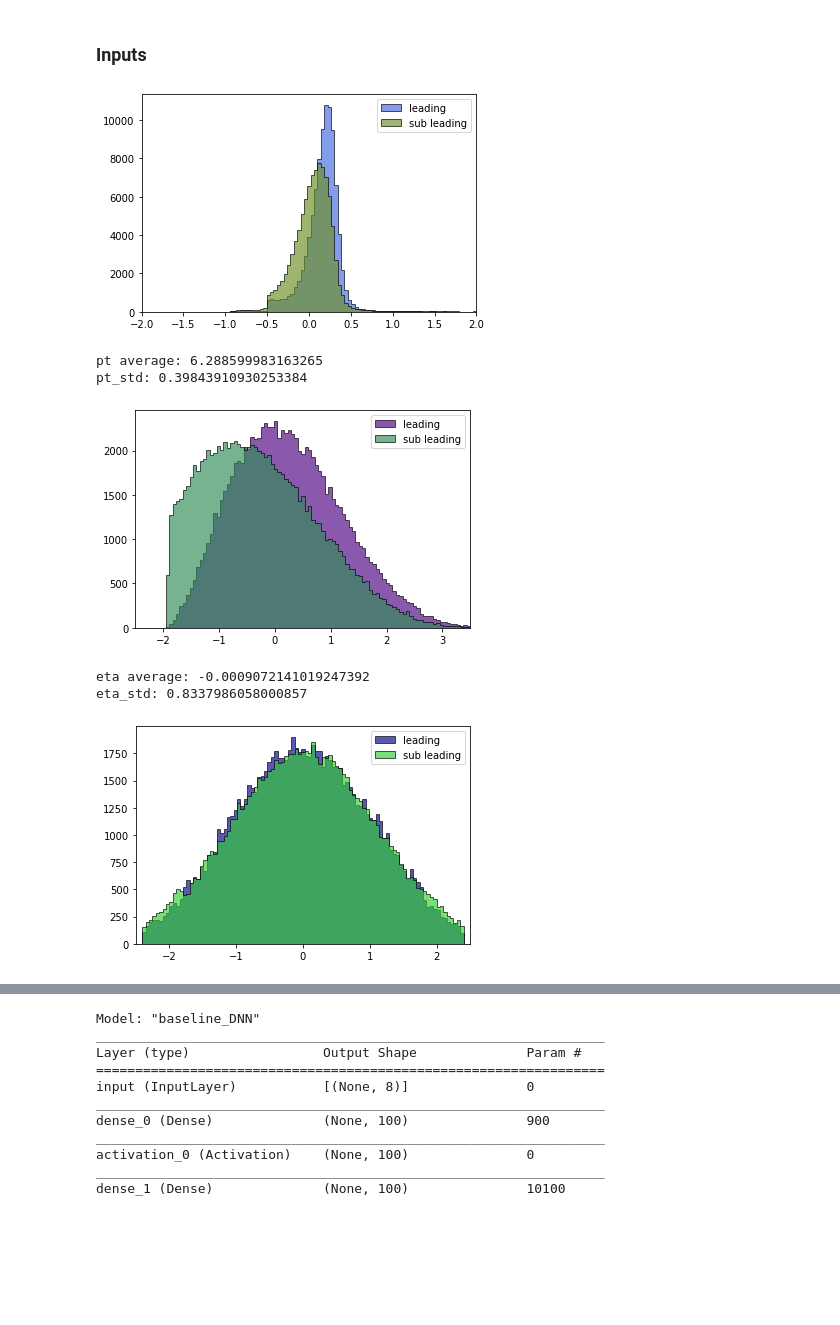
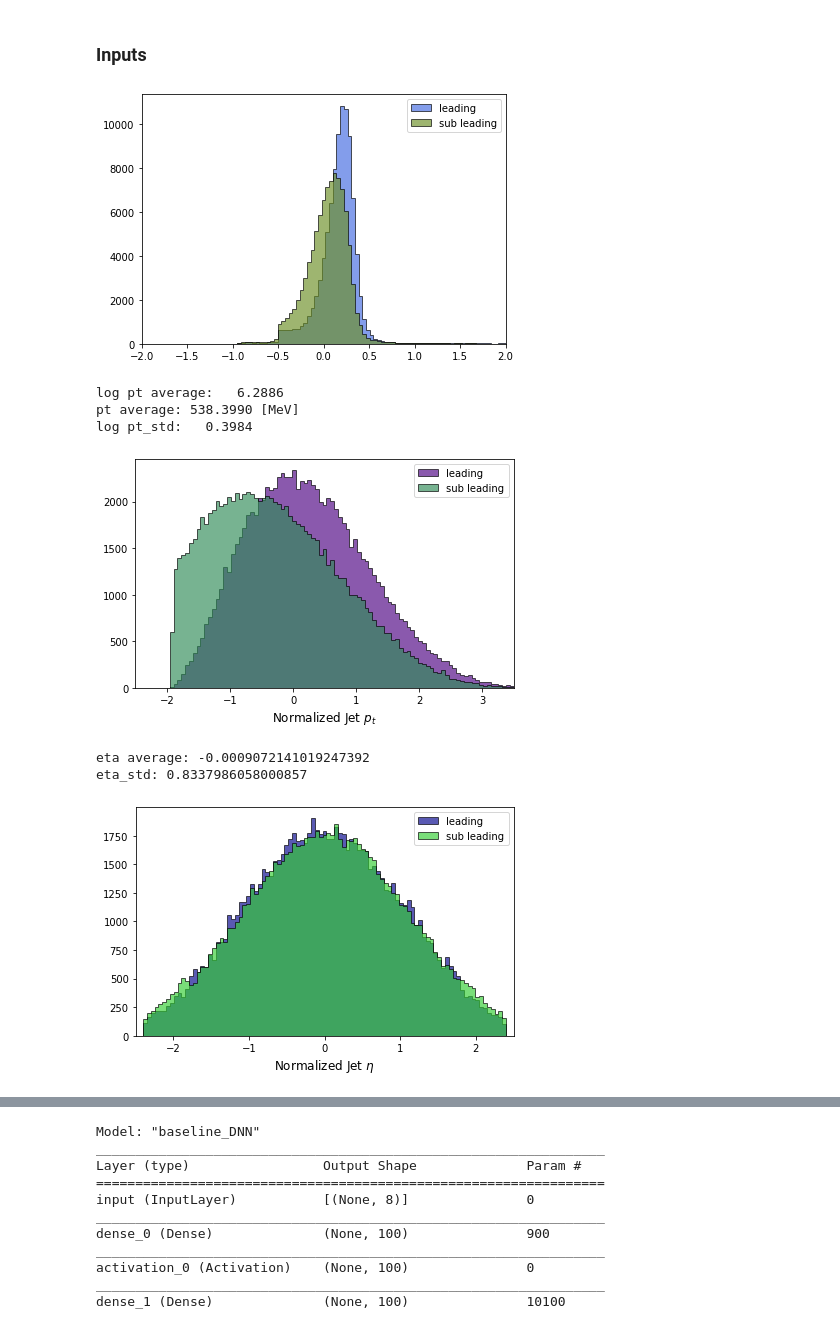
Before and after one commit to russbate42/HH4B_Mass_Regression, a Jupyter notebook: mass_regression/mass_regression.ipynb, the cells around one changed output, grey strips where cells are left out. Saved outputs shown, nothing was run; the diff lists cells and outputs as text; code cells hidden in the pictures; blank space fills up the shorter version.

```diff
--- a/mass_regression/mass_regression.ipynb
+++ b/mass_regression/mass_regression.ipynb
@@ -329,7 +329,7 @@ plt.show()
 ## Normalized
 # %%
 Yn = np.empty(Y.shape)
-Xn = np.empty(X.shape)
+Xsn = np.empty((X.shape[0], 8))
 # %% [markdown]
 ### Target
 # %%
@@ -349,64 +356,74 @@ plt.show()
 # %% [markdown]
 ### Inputs
 # %%
-Xn[:,0] = (X[:,0] - 100) / 1e2
-Xn[:,4] = (X[:,4] - 100) / 1e2
+Xsn[:,0] = (X[:,0] - 100) / 1e2
+Xsn[:,4] = (X[:,10] - 100) / 1e2
 # %%
 massn_bins = np.linspace(-2,2,100,endpoint=True)
 
-plt.hist(Xn[:,0], bins=massn_bins, label='leading', alpha=.65, color='royalblue',
+plt.hist(Xsn[:,0], bins=massn_bins, label='leading', alpha=.65, color='royalblue',
         edgecolor='black', histtype='stepfilled')
-plt.hist(Xn[:,4], bins=massn_bins, label='sub leading', alpha=.65,
+plt.hist(Xsn[:,4], bins=massn_bins, label='sub leading', alpha=.65,
          color='olivedrab', edgecolor='black', histtype='stepfilled')
 plt.xlim(np.min(massn_bins), np.max(massn_bins))
 plt.legend()
+plt.tight_layout()
+# plt.savefig('Plots/Sept22/JetMass_normalized.png')
 plt.show()
 # %% [output]
-[figure, old version]
+[figure, new version]
 # %%
-pt_av = ( np.mean(np.log(X[:,1])) + np.mean(np.log(X[:,5])) ) /2
-pt_std = ( np.std(np.log(X[:,1])) + np.std(np.log(X[:,5])) ) /2
-print('pt average: {}'.format(pt_av))
-print('pt_std: {}'.format(pt_std))
+pt_av = ( np.mean(np.log(X[:,1])) + np.mean(np.log(X[:,11])) ) /2
+pt_std = ( np.std(np.log(X[:,1])) + np.std(np.log(X[:,11])) ) /2
+print('log pt average: {:8.4f}'.format(pt_av))
+print('pt average: {:8.4f} [MeV]'.format(np.exp(pt_av)))
+print('log pt_std: {:8.4f}'.format(pt_std))
 
-Xn[:,1] = (np.log(X[:,1]) - pt_av) / pt_std
-Xn[:,5] = (np.log(X[:,5]) - pt_av) / pt_std
+Xsn[:,1] = (np.log(X[:,1]) - pt_av) / pt_std
+Xsn[:,5] = (np.log(X[:,11]) - pt_av) / pt_std
 # %% [output]
-pt average: 6.288599983163265
-pt_std: 0.39843910930253384
+log pt average:   6.2886
+pt average: 538.3990 [MeV]
+log pt_std:   0.3984
 # %%
 logPtn_bins = np.linspace(-2.5,3.5,100,endpoint=True)
 
-plt.hist(Xn[:,1], bins=logPtn_bins, label='leading', alpha=.65, color='indigo',
+plt.hist(Xsn[:,1], bins=logPtn_bins, label='leading', alpha=.65, color='indigo',
         edgecolor='black', histtype='stepfilled')
-plt.hist(Xn[:,5], bins=logPtn_bins, label='sub leading', alpha=.65,
+plt.hist(Xsn[:,5], bins=logPtn_bins, label='sub leading', alpha=.65,
          color='seagreen', edgecolor='black', histtype='stepfilled')
 plt.xlim(np.min(logPtn_bins), np.max(logPtn_bins))
+plt.xlabel('Normalized Jet $p_t$', fontsize=12)
 plt.legend()
+plt.tight_layout()
+# plt.savefig('Plots/Sept22/JetPt_normalized.png')
 plt.show()
 # %% [output]
-[figure, old version]
+[figure, new version]
 # %%
-eta_av = ( np.mean(X[:,2]) + np.mean(X[:,6]) ) /2
-eta_std = ( np.std(X[:,2]) + np.std(X[:,6]) ) /2
+eta_av = ( np.mean(X[:,2]) + np.mean(X[:,12]) ) /2
+eta_std = ( np.std(X[:,2]) + np.std(X[:,12]) ) /2
 print('eta average: {}'.format(eta_av))
 print('eta_std: {}'.format(eta_std))
 
-Xn[:,2] = X[:,2] / eta_std
-Xn[:,6] = X[:,6] / eta_std
+Xsn[:,2] = X[:,2] / eta_std
+Xsn[:,6] = X[:,12] / eta_std
 # %% [output]
 eta average: -0.0009072141019247392
 eta_std: 0.8337986058000857
 # %%
 etan_bins = np.linspace(-2.5,2.5,100,endpoint=True)
 
-plt.hist(Xn[:,2], bins=etan_bins, label='leading', alpha=.65, color='darkblue',
+plt.hist(Xsn[:,2], bins=etan_bins, label='leading', alpha=.65, color='darkblue',
         edgecolor='black', histtype='stepfilled')
-plt.hist(Xn[:,6], bins=etan_bins, label='sub leading', alpha=.65,
+plt.hist(Xsn[:,6], bins=etan_bins, label='sub leading', alpha=.65,
          color='limegreen', edgecolor='black', histtype='stepfilled')
 plt.xlim(np.min(etan_bins), np.max(etan_bins))
+plt.xlabel('Normalized Jet $\eta$', fontsize=12)
 plt.legend()
+plt.tight_layout()
+# plt.savefig('Plots/Sept22/JetEta_normalized.png')
 plt.show()
 # %% [output]
-[figure, old version]
+[figure, new version]
 # %%
```
Also changed, not shown: parts of 73 cells of this notebook, 5 other files.
